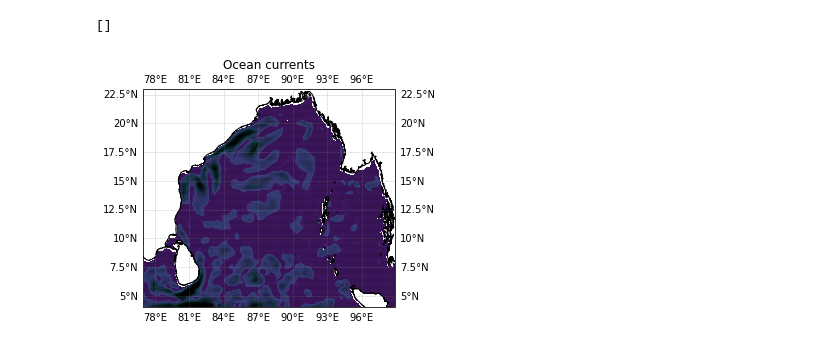
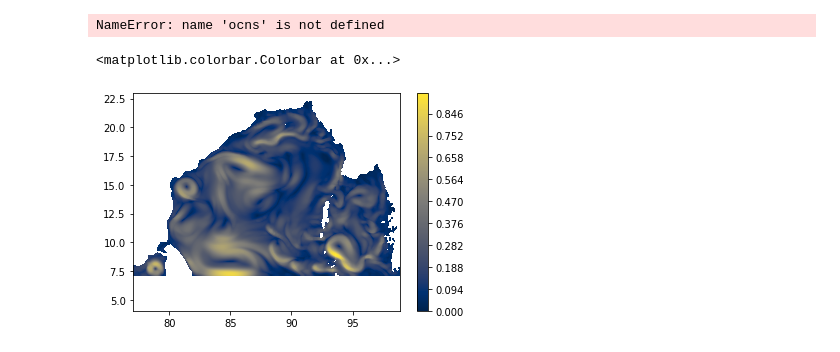
Before and after one commit to nmathewa/MOM6dev, a Jupyter notebook: scripts/post-process.ipynb, the cells around one changed output. Drawn from its saved outputs; the diff is of its cells as text; code cells hidden in the pictures.

```diff
--- a/scripts/post-process.ipynb
+++ b/scripts/post-process.ipynb
@@ -56,7 +56,23 @@ ax.add_feature(cfeature.GSHHSFeature('full', edgecolor='black'))
 #plt.colorbar(ax=ax)
 plt.title("Ocean currents")
 #plt.savefig("test.png",dpi=500)
-plt.plot()
 # %% [output]
-[]
+NameError: name 'ocns' is not defined
-[figure, removed]
+# %%
+dir_200 = "/home/nma/HDD/archives/regional2sims/wind_200/"
+
+os.chdir(dir_200)
+
+dsets = xr.open_mfdataset("ocnm*")
+# %%
+u = dsets.u[:,0,:,:-1]
+v = dsets.v[:,0,1:,:]
+
+speed = np.sqrt((u.values*u.values)+(v.values*v.values))
+lons,lats = u.xq.values,u.yh.values
+
+plt.contourf(lons,lats,speed[198,:,:],cmap="cividis",levels=1000)
+plt.colorbar()
+# %% [output]
+<matplotlib.colorbar.Colorbar at 0x...>
+[figure, added]
```
Also changed, not shown: parts of 1 cell of this notebook, 17 other files.
